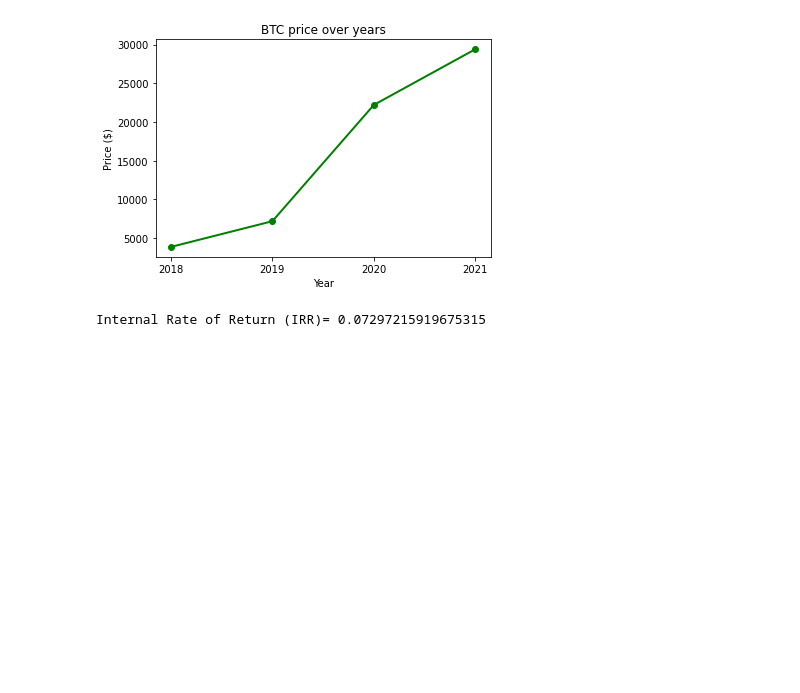
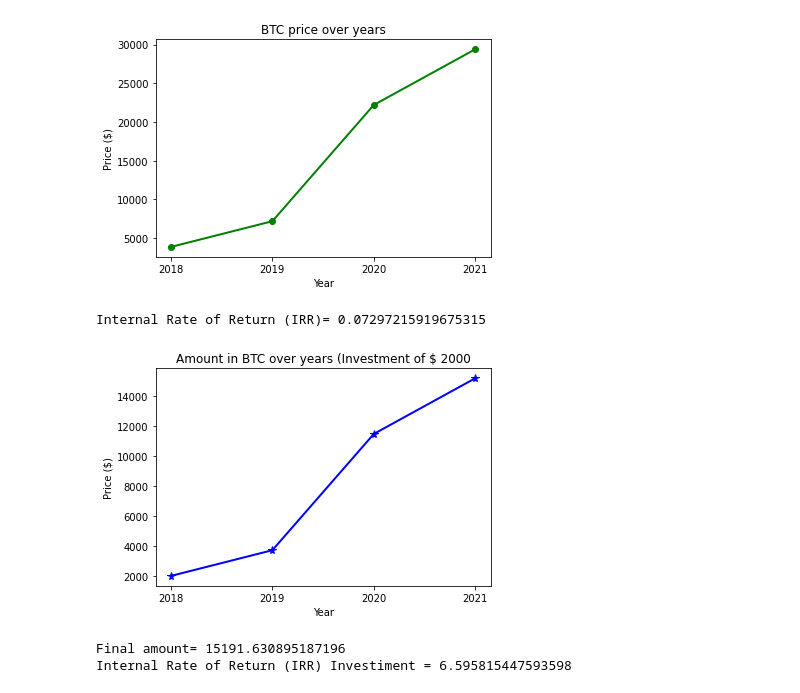
Before and after one commit to RaianaSeixas/Portfolio, a Jupyter notebook: Python_for_Finance/Bitcoin_Project.ipynb, the cells around one changed output. Drawn from its saved outputs; the diff is of its cells as text; code cells hidden in the pictures; blank space fills up the shorter version.

```diff
--- a/Python_for_Finance/Bitcoin_Project.ipynb
+++ b/Python_for_Finance/Bitcoin_Project.ipynb
@@ -66,2 +65,44 @@ print('Internal Rate of Return (IRR)=',IRR)
 # %% [output]
 Internal Rate of Return (IRR)= 0.07297215919675315
+# %%
+'''
+You decide to invest $ 2000 in Bitcoin in  2018, at the price in the declared array: $3869.47.
+
+Tasks
+1. Calculate how much your investment is worth at the end of each year using the prices denoted in the code.
+2. Draw a chart to showcase how much your $1000 investment changes in value each year.
+3. Calculates the IRR of the investment
+'''
+
+# Calculation of the amount of money in each year
+
+purchase=2000
+
+bit_amount=purchase/bitcoin[0] # it calculates how many Bitcoins you will have at the start by dividing your investment by the cost of Bitcoin in the first year (the first element of the BTC prices array)
+money=np.multiply(bitcoin,bit_amount) #it multiplies the entire array of the prices by that number to get the value for each year.
+
+#Graph
+
+start=2018; end=2021;stepsize=1
+years=list(range(start, end+1, stepsize))
+
+fig, ax=plt.subplots()
+plt.plot(years,money, 'b-*',linewidth=2, markersize=8)
+ax.xaxis.set_ticks(np.arange(start, end+1, stepsize))
+#plt.savefig('plot.png')
+plt.title('Amount in BTC over years (Investment of $ 2000')
+plt.ylabel('Price ($)')
+plt.xlabel('Year')
+
+plt.show()
+
+#IRR
+Final_amount= money[-1]
+print('Final amount=', Final_amount)
+
+IRR=npf.irr([-purchase, Final_amount])
+print('Internal Rate of Return (IRR) Investiment =',IRR)
+# %% [output]
+[figure, added]
+Final amount= 15191.630895187196
+Internal Rate of Return (IRR) Investiment = 6.595815447593598
```
Also changed, not shown: parts of 2 cells of this notebook.
